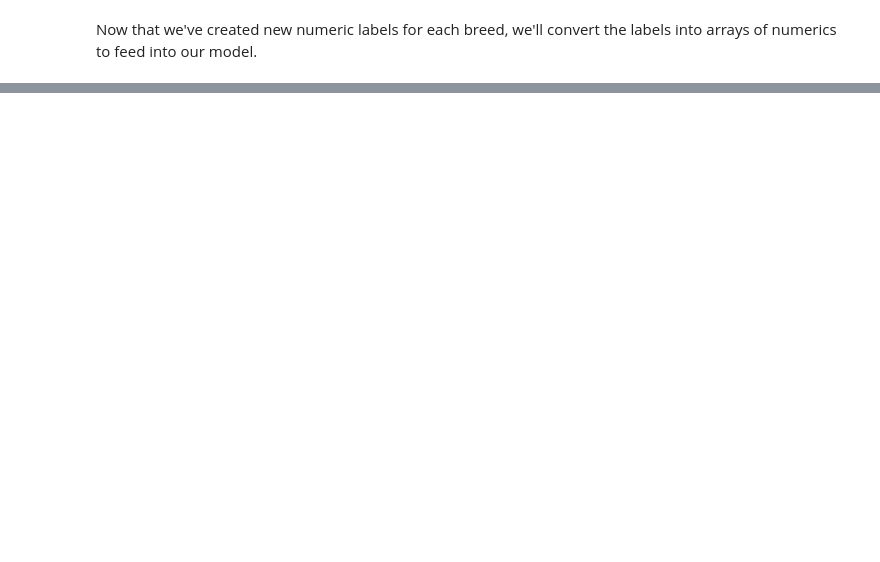
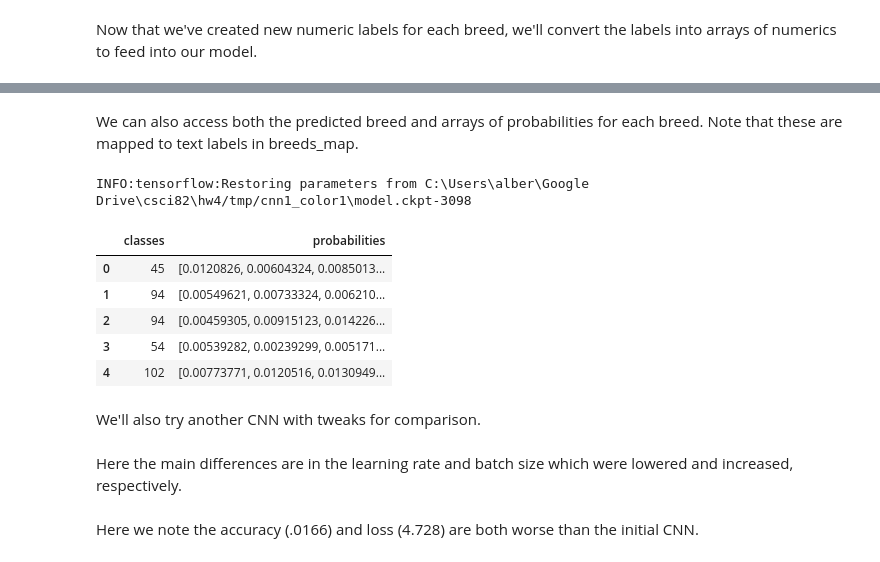
Before and after one commit to adubitskiy/csci82, a Jupyter notebook: hw4/hw4_part2.ipynb, the cells around one changed output, grey strips where cells are left out. Cells and saved outputs as stored; diff of their text form; code cells hidden in the pictures; blank space fills up the shorter version.

```diff
--- a/hw4/hw4_part2.ipynb
+++ b/hw4/hw4_part2.ipynb
@@ -541,7 +564,7 @@ def train_cnn1():
     eval_labels = np.asarray(breeds_array_test, dtype=np.int32)
 
     # Create the Estimator
-    classifier = tf.estimator.Estimator(model_fn=CNN1, model_dir= os.getcwd() + "/tmp/cnn1_tmp")
+    classifier = tf.estimator.Estimator(model_fn=CNN1, model_dir= os.getcwd() + "/tmp/cnn1_color1")
 
     # Set up logging for predictions
     tensors_to_log = {"probabilities": "softmax_tensor"}
@@ -553,13 +576,13 @@ def train_cnn1():
         train_input_fn = tf.estimator.inputs.numpy_input_fn(
             x={"x": train_data},
             y=train_labels,
-            batch_size=100,
+            batch_size=50,
             num_epochs=None,
             shuffle=True)
 
         train = classifier.train(
             input_fn=train_input_fn,
-            steps=100,
+            steps=3000,
             hooks=[logging_hook])
 
         # # Evaluate the model and print results
@@ -568,5 +591,7 @@ def train_cnn1():
             y=eval_labels,
             num_epochs=1,
             shuffle=False)
+
         eval_results = classifier.evaluate(input_fn=eval_input_fn)
-        return eval_results
+        eval_predictions = classifier.predict(input_fn=eval_input_fn)
+        return eval_results, eval_predictions
@@ -573,4 +600,4 @@ def train_cnn1():
 # %%
-cnn1_results = train_cnn1()
+cnn1_results, cnn1_predictions = train_cnn1()
 # %% [output]
 INFO:tensorflow:Using default config.
@@ -596,0 +626,16 @@ cnn1_results
+# %% [markdown]
+We can also access both the predicted breed and arrays of probabilities for each breed. Note that these are mapped to text labels in breeds_map.
+# %%
+cnn1_predictions = list(cnn1_predictions)
+cnn1_predictions = pd.DataFrame(cnn1_predictions)
+cnn1_predictions.head()
+# %% [output]
+INFO:tensorflow:Restoring parameters from C:\Users\alber\Google Drive\csci82\hw4/tmp/cnn1_color1\model.ckpt-3098
+|  | classes | probabilities |
+| 0 | 45 | [0.0120826, 0.00604324, 0.0085013... |
+| 1 | 94 | [0.00549621, 0.00733324, 0.006210... |
+| 2 | 94 | [0.00459305, 0.00915123, 0.014226... |
+| 3 | 54 | [0.00539282, 0.00239299, 0.005171... |
+| 4 | 102 | [0.00773771, 0.0120516, 0.0130949... |
+# %% [markdown]
+We'll also try another CNN with tweaks for comparison.
@@ -596,0 +711,2 @@ cnn1_results
+# %% [markdown]
+Here the main differences are in the learning rate and batch size which were lowered and increased, respectively.
@@ -596,0 +754,2 @@ cnn1_results
+# %% [markdown]
+Here we note the accuracy (.0166) and loss (4.728) are both worse than the initial CNN.
```
Also changed, not shown: parts of 21 cells of this notebook.
